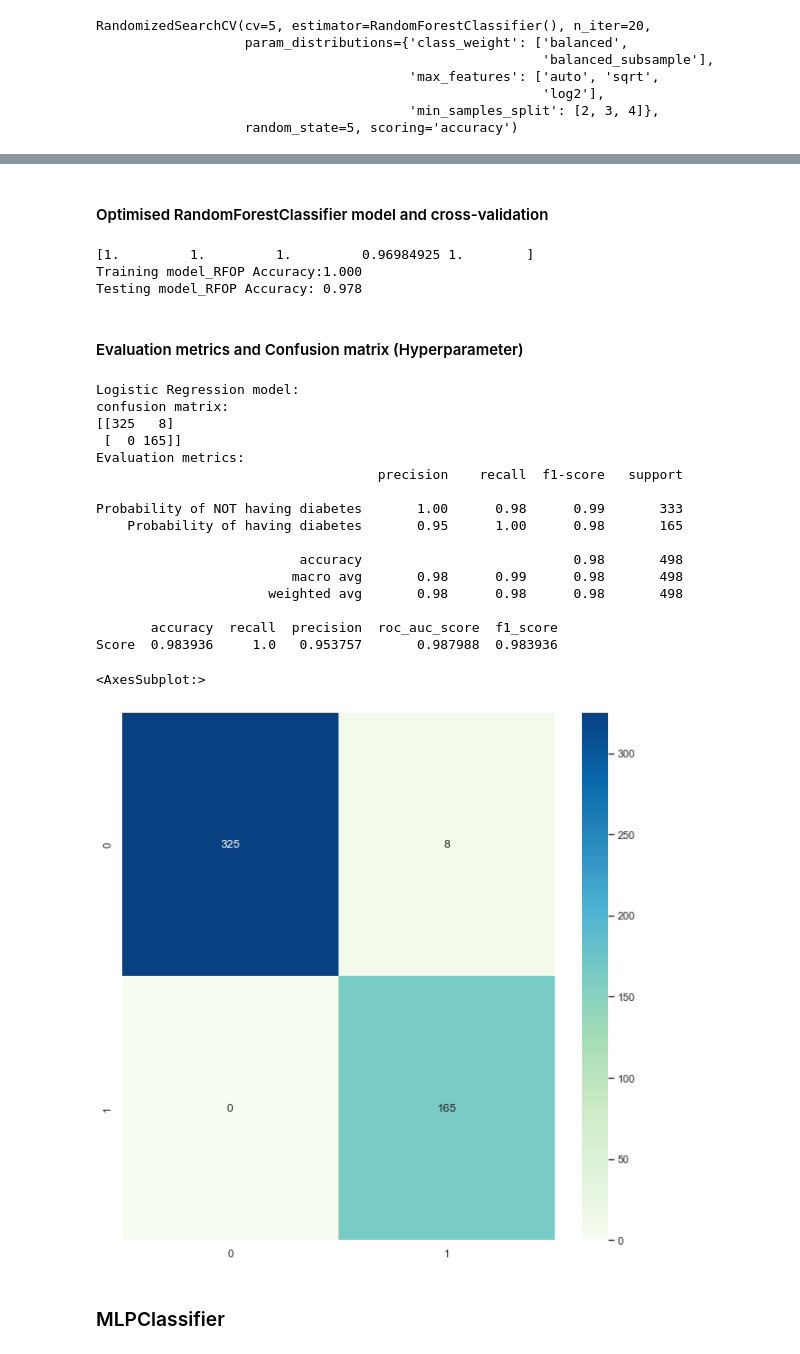
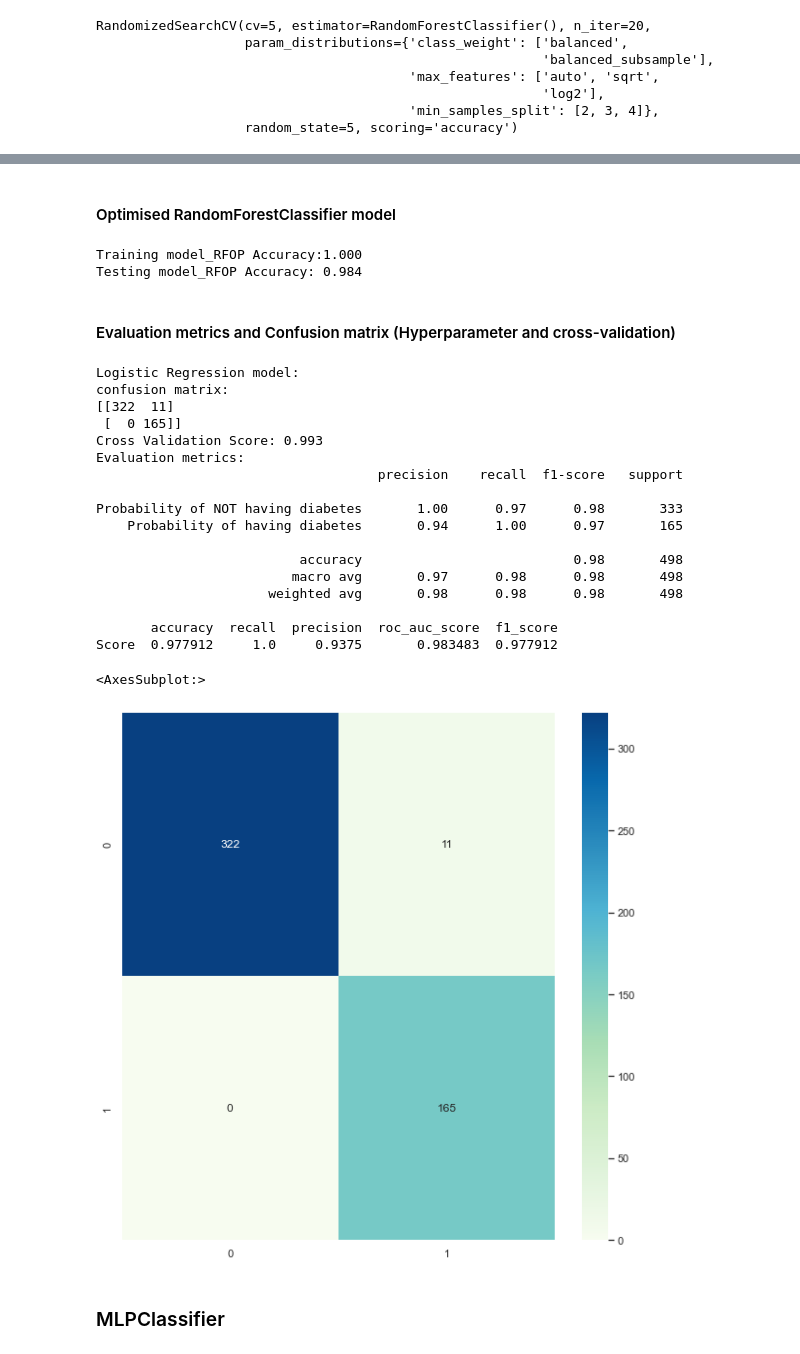
Before and after one commit to fangbo13/ML-predicate-diabetes, a Jupyter notebook: 6006CEMCoursework/CW.ipynb, the cells around one changed output, grey strips where cells are left out. Drawn from its saved outputs; the diff is of its cells as text; code cells hidden in the pictures.

Commit message:
Change of titleChange the location of the cross-validation

```diff
--- a/6006CEMCoursework/CW.ipynb
+++ b/6006CEMCoursework/CW.ipynb
@@ -1232,73 +1232,68 @@ RandomForestClassifier(class_weight='balanced')
 # %% [markdown]
-#### Optimised RandomForestClassifier model and cross-validation
+#### Optimised RandomForestClassifier model
 # %%
 # train Random Forest Classifier model
-model_RFOP = RandomForestClassifier(class_weight='balanced',
-                       max_features='sqrt', min_samples_split=3)
+model_RFOP = RandomForestClassifier(class_weight='balanced_subsample', max_features='sqrt',
+                       min_samples_split=3)
 model_RFOP.fit(X_train,y_train)
-#Cross-validation: evaluating estimator performance
-scores = cross_val_score(model_RFOP,X,y,cv=5,scoring='accuracy')
 train_accuracy = model_RFOP.score(X_train, y_train)
 test_accuracy = model_RFOP.score(X_test, y_test)
-print(scores)
 print("Training model_RFOP Accuracy:{:.3f}".format(train_accuracy))
 print("Testing model_RFOP Accuracy: {:.3f}".format(test_accuracy))
 # %% [output]
-[1.         1.         1.         0.96984925 1.        ]
 Training model_RFOP Accuracy:1.000
-Testing model_RFOP Accuracy: 0.978
+Testing model_RFOP Accuracy: 0.984
 # %% [markdown]
-#### Evaluation metrics and Confusion matrix (Hyperparameter)
+#### Evaluation metrics and Confusion matrix (Hyperparameter  and cross-validation)
 # %%
 #Confusion Matrix and Evaluation metrics
 y_test_RFOP = model_RFOP.predict(X_test)
-
-cfm_RFOP = confusion_matrix(y_test,y_test_RFOP)#creates the confusion matrix
+#creates the confusion matrix
+cfm_LROP = confusion_matrix(y_test,y_test_RFOP)
 print("Logistic Regression model:")
 print('confusion matrix:')
-print(cfm_RFOP)
-print('Evaluation metrics:')
-#evaluation metrics for the model
-#creates a dataframe which contains the value of the accuracy, recale, precision and roc_auc score
-PDF = pd.DataFrame(data=
+print(cfm_LROP)#print confusion matrix result
+#Cross-validation: evaluating estimator performance
+scores = cross_val_score(model_OP,X,y,cv = 5,scoring = 'accuracy')
+print("Cross Validation Score: {:.3f}".format(scores.mean()))
+print('Evaluation metrics:')#evaluation metrics for the model
+PDF = pd.DataFrame(data=#creates a dataframe
 [
        [
-       accuracy_score(y_test,y_test_RFOP),
-       recall_score(y_test,y_test_RFOP),
-       precision_score(y_test,y_test_RFOP),
-       roc_auc_score(y_test,y_test_RFOP),
-       f1_score(y_test, y_test_RFOP, average='micro')
+       accuracy_score(y_test,y_test_RFOP),#Accuracy classification score
+       recall_score(y_test,y_test_RFOP),# recall rate
+       precision_score(y_test,y_test_RFOP),#Precision rate
+       roc_auc_score(y_test,y_test_RFOP),#Predicted Receiver Operating Characteristic Curve  (ROC AUC)
+       f1_score(y_test, y_test_RFOP, average='micro')  #same like the accuracy_score
        ]
 ],
-       columns=['accuracy','recall','precision','roc_auc_score','f1_score'],index = ['Score'])
-
-#creates a table with the accuracy, recall, precision and roc_auc scores
-labels = ['Probability of NOT having diabetes','Probability of having diabetes']#target names for classification report
-Report =classification_report(y_test, y_test_RFOP, target_names=labels)#creates the cReport of the model, which is a report showing the main classification metrics.
-print(Report)#prints the classification_report
-print(PDF)#prints the df with the score of the evaluation metrics
-
+       columns=['accuracy','recall','precision','roc_auc_score','f1_score'],index = ['Score'])#The name of each column and the Score associated with each value
+print(PDF)#prints the PDF with the evaluation metrics' scores
+Report =classification_report(y_test, y_test_RFOP)
+print('')
+print(Report)#print the classification_report
 plt.figure(figsize = (10,10))#sets the size of the figure
-sns.heatmap(data = cfm_RFOP, cmap="GnBu",annot=True,fmt=".0f")
+sns.heatmap(data = cfm_LROP, cmap="GnBu",annot=True,fmt=".0f")#The heatmap contains the values within the PDF and is displayed inside the matrix
 # %% [output]
 Logistic Regression model:
 confusion matrix:
-[[325   8]
+[[322  11]
  [  0 165]]
+Cross Validation Score: 0.993
 Evaluation metrics:
                                     precision    recall  f1-score   support
 
-Probability of NOT having diabetes       1.00      0.98      0.99       333
-    Probability of having diabetes       0.95      1.00      0.98       165
+Probability of NOT having diabetes       1.00      0.97      0.98       333
+    Probability of having diabetes       0.94      1.00      0.97       165
 
                           accuracy                           0.98       498
-                         macro avg       0.98      0.99      0.98       498
+                         macro avg       0.97      0.98      0.98       498
                       weighted avg       0.98      0.98      0.98       498
 
        accuracy  recall  precision  roc_auc_score  f1_score
-Score  0.983936     1.0   0.953757       0.987988  0.983936
+Score  0.977912     1.0     0.9375       0.983483  0.977912
 <AxesSubplot:>
-[figure, old version]
+[figure, new version]
 # %% [markdown]
 ### MLPClassifier
 # %%
```
Also changed, not shown: parts of 22 cells of this notebook.
